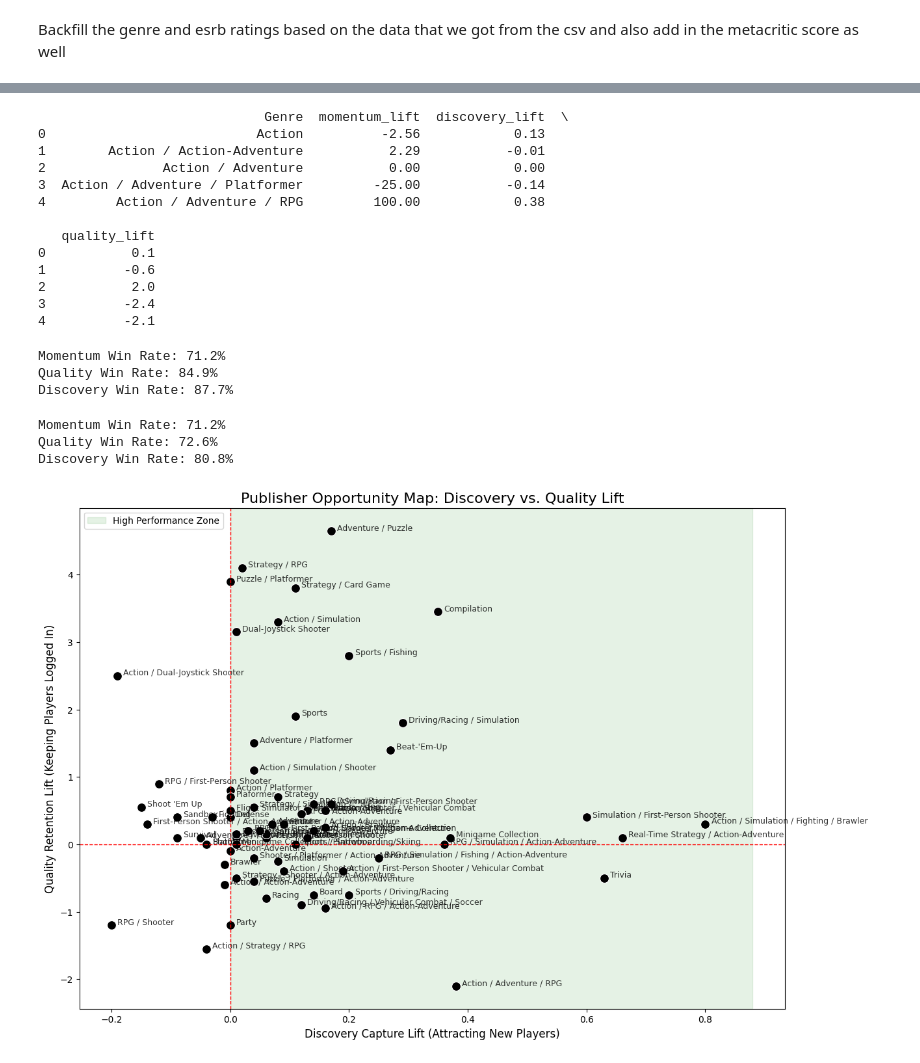
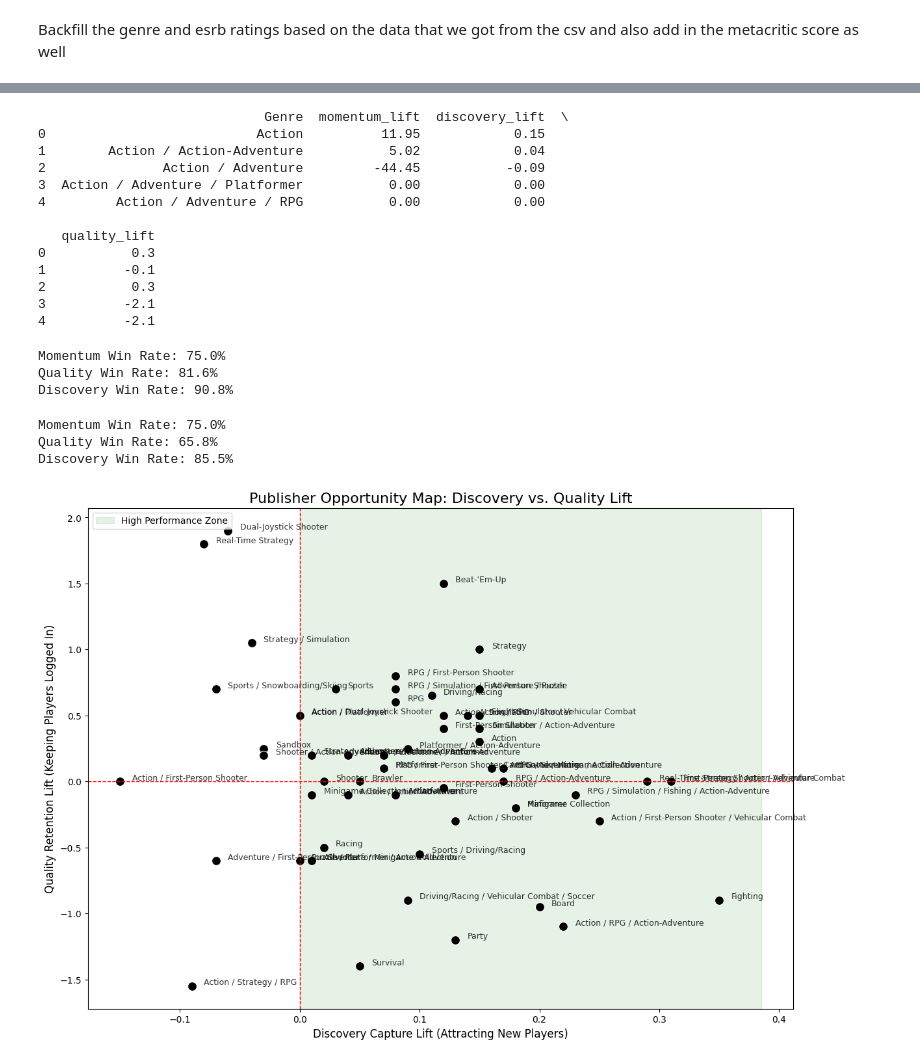
Before and after one commit to Doggo21345/xbox-gamepass-analytics, a Jupyter notebook: cleaning.ipynb, the cells around one changed output, grey strips where cells are left out. Drawn from its saved outputs; the diff is of its cells as text; code cells hidden in the pictures.

```diff
--- a/cleaning.ipynb
+++ b/cleaning.ipynb
@@ -17,7 +17,7 @@ DF.head(10)
 10 rows × 22 columns
 # %%
 import json
-with open ('xbox_data_20260109_1719.json', 'r') as f:
+with open ('xbox_data_20260110_0211.json', 'r') as f:
     data = json.load(f)
 df = pd.json_normalize(data)
 
@@ -359,12 +341,12 @@ def Genre_performance_analysis(df):
         'momentum': ['median', 'mean', 'std'],
         'discovery_capture': ['median', 'mean'],
         'quality_retention': ['median', 'mean'],
-        'rating_7_days_count': ['mean', 'std', 'median'],
-        'rating_30_days_count': ['mean', 'std', 'median'],
-        'rating_alltime_count': ['mean', 'std', 'median'],
-        'rating_alltime_avg': ['mean', 'std', 'median'],
-        'rating_30_days_avg': ['mean', 'std', 'median'],
-        'rating_7_days_avg': ['mean', 'std', 'median'],
+        'rating_7_days.RatingCount': ['mean', 'std', 'median'],
+        'rating_30_days.RatingCount': ['mean', 'std', 'median'],
+        'rating_alltime.RatingCount': ['mean', 'std', 'median'],
+        'rating_alltime.AverageRating': ['mean', 'std', 'median'],
+        'rating_30_days.AverageRating': ['mean', 'std', 'median'],
+        'rating_7_days.AverageRating': ['mean', 'std', 'median'],
         'rating_trend_7d_vs_alltime': ['mean', 'std', 'median'],
         'title': 'count'  # Number of games per Genre
     }).round(2)
@@ -386,12 +368,13 @@ def Genre_gamepass_comparison(df):
         'momentum': ['mean', 'std', 'median'],
         'discovery_capture': ['mean', 'std', 'median'],
         'quality_retention': ['mean', 'std', 'median'],
-        'rating_7_days_avg': ['mean', 'std', 'median'],
-        'rating_30_days_avg': ['mean', 'std', 'median'],
-        'rating_alltime_avg': ['mean', 'std', 'median'],
-        'rating_7_days_count': ['mean', 'std', 'median'],
-        'rating_30_days_count': ['mean', 'std', 'median'],
-        'rating_alltime_count': ['mean', 'std', 'median'],
+        'rating_7_days.RatingCount': ['mean', 'std', 'median'],
+        'rating_30_days.RatingCount': ['mean', 'std', 'median'],
+        'rating_alltime.RatingCount': ['mean', 'std', 'median'],
+        'rating_alltime.AverageRating': ['mean', 'std', 'median'],
+        'rating_30_days.AverageRating': ['mean', 'std', 'median'],
+        'rating_7_days.AverageRating': ['mean', 'std', 'median'],
+        'rating_trend_7d_vs_alltime': ['mean', 'std', 'median'],
         'has_gamepass_remediation': 'sum',  # Number of games on GP
         'title': 'count'  # Total games
     }).round(2)
@@ -482,17 +465,17 @@ lift_results = pivot[['Genre', 'momentum_lift', 'discovery_lift', 'quality_lift'
 merged = merged.merge(lift_results, on='Genre', how='left')
 # %% [output]
                              Genre  momentum_lift  discovery_lift  \
-0                           Action          -2.56            0.13
-1        Action / Action-Adventure           2.29           -0.01
-2               Action / Adventure           0.00            0.00
-3  Action / Adventure / Platformer         -25.00           -0.14
-4         Action / Adventure / RPG         100.00            0.38
+0                           Action          11.95            0.15
+1        Action / Action-Adventure           5.02            0.04
+2               Action / Adventure         -44.45           -0.09
+3  Action / Adventure / Platformer           0.00            0.00
+4         Action / Adventure / RPG           0.00            0.00
 
    quality_lift
-0           0.1
-1          -0.6
-2           2.0
-3          -2.4
+0           0.3
+1          -0.1
+2           0.3
+3          -2.1
 4          -2.1
 # %%
 # 1. Isolate the Game Pass genres (This is your denominator "Universe")
@@ -509,9 +492,9 @@ print(f"Momentum Win Rate: {pct_pos_momentum:.1%}")
 print(f"Quality Win Rate: {pct_pos_quality:.1%}")
 print(f"Discovery Win Rate: {pct_pos_discovery:.1%}")
 # %% [output]
-Momentum Win Rate: 71.2%
-Quality Win Rate: 84.9%
-Discovery Win Rate: 87.7%
+Momentum Win Rate: 75.0%
+Quality Win Rate: 81.6%
+Discovery Win Rate: 90.8%
 # %%
 #What if Now I wanted to see the win rate for the lift percentage
 gp_genres = merged[merged['has_gamepass_remediation'] == True]
@@ -527,43 +510,54 @@ print(f"Momentum Win Rate: {pct_pos_momentum:.1%}")
 print(f"Quality Win Rate: {pct_pos_quality:.1%}")
 print(f"Discovery Win Rate: {pct_pos_discovery:.1%}")
 # %% [output]
-Momentum Win Rate: 71.2%
-Quality Win Rate: 72.6%
-Discovery Win Rate: 80.8%
+Momentum Win Rate: 75.0%
+Quality Win Rate: 65.8%
+Discovery Win Rate: 85.5%
+# %%
+def remove_outliers(df, columns):
+    for col in columns:
+        Q1 = df[col].quantile(0.25)
+        Q3 = df[col].quantile(0.75)
+        IQR = Q3 - Q1
+        lower_bound = Q1 - 1.5 * IQR
+        upper_bound = Q3 + 1.5 * IQR
+        # Filter the DataFrame
+        df = df[(df[col] >= lower_bound) & (df[col] <= upper_bound)]
+    return df
 # %%
 import matplotlib.pyplot as plt
 import seaborn as sns
 
 # Filter for unique genres (since lift is calculated per genre pair)
 plot_df = merged[merged['has_gamepass_remediation'] == True].copy()
-
+plot_df = remove_outliers(plot_df, ['discovery_lift', 'quality_lift'])
 plt.figure(figsize=(14, 10))
 
 # 1. Create the Shaded High-Performance Quadrant
 # This highlights the area where BOTH Discovery and Quality lift are positive
 plt.axvspan(0, plot_df['discovery_lift'].max() * 1.1, 0, plot_df['quality_lift'].max() * 1.1,
             color='green', alpha=0.1, label='High Performance Zone')
 
 # 2. Draw the Scatter Plot
 sns.scatterplot(data=plot_df, x='discovery_lift', y='quality_lift', s=100, color='black')
 
 # 3. Add Labels Directly to the Dots
 # We iterate through the dataframe to place text next to each point
 for i in range(plot_df.shape[0]):
     plt.text(x=plot_df.discovery_lift.iloc[i] + 0.01,
              y=plot_df.quality_lift.iloc[i] + 0.01,
              s=plot_df.Genre.iloc[i],
              fontsize=9, alpha=0.8)
 
 # 4. Add Baseline Crossing Lines
 plt.axhline(0, color='red', linestyle='--', linewidth=1)
 plt.axvline(0, color='red', linestyle='--', linewidth=1)
 
 # Formatting for clarity
 plt.title('Publisher Opportunity Map: Discovery vs. Quality Lift', fontsize=16)
 plt.xlabel('Discovery Capture Lift (Attracting New Players)', fontsize=12)
 plt.ylabel('Quality Retention Lift (Keeping Players Logged In)', fontsize=12)
 plt.grid(False) # Clean look
 plt.show()
 # %% [output]
-[figure, old version]
+[figure, new version]
```
Also changed, not shown: parts of 14 cells of this notebook.
